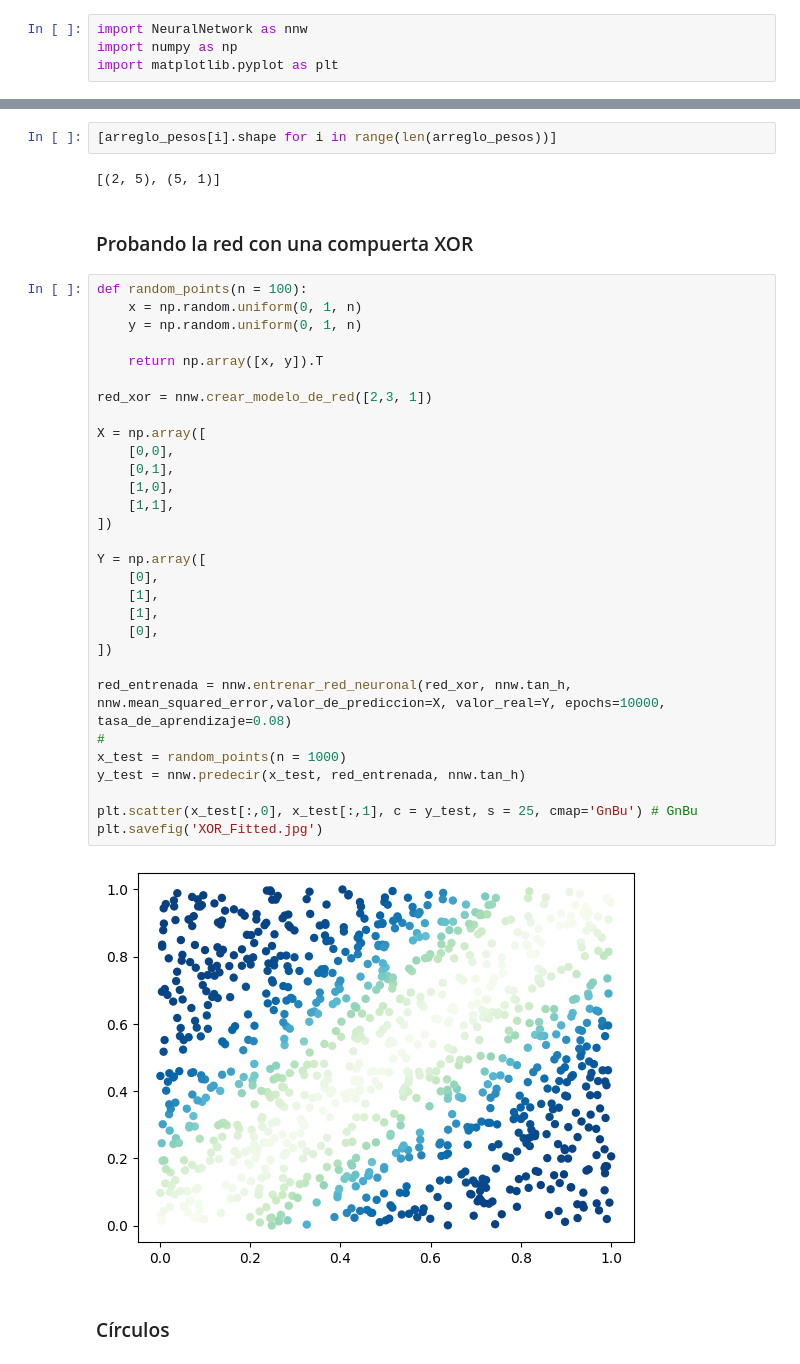
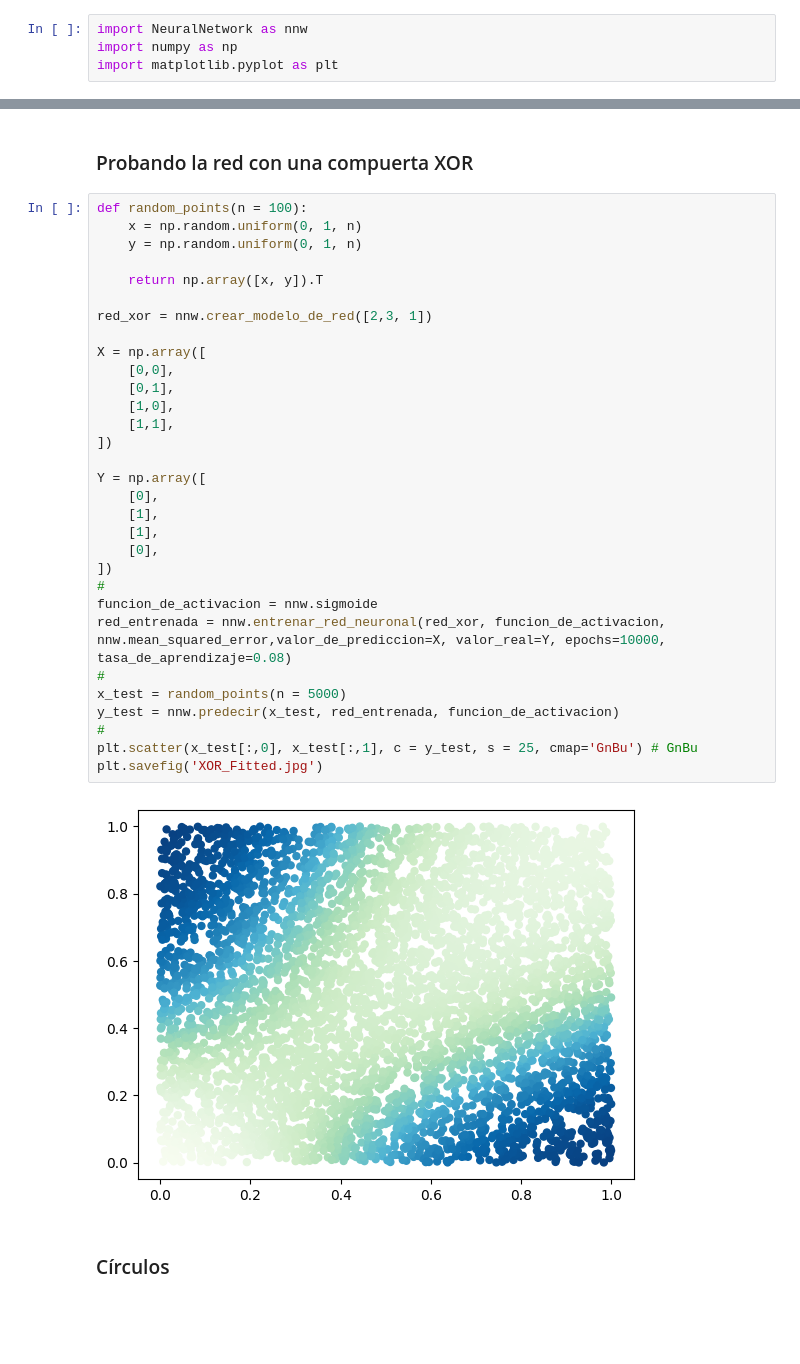
Before and after one commit to SergioPachonDotor/NeuralNetwork_v1.0, a Jupyter notebook: NeuralNetwork.ipynb, the cells around one changed output, grey strips where cells are left out. Cells and saved outputs as stored; diff of their text form; blank space fills up the shorter version.

```diff
--- a/NeuralNetwork.ipynb
+++ b/NeuralNetwork.ipynb
@@ -53,41 +5,38 @@ arreglo_pesos
-# %%
-[arreglo_pesos[i].shape for i in range(len(arreglo_pesos))]
-# %% [output]
-[(2, 5), (5, 1)]
 # %% [markdown]
 ### Probando la red con una compuerta XOR
 # %%
 def random_points(n = 100):
     x = np.random.uniform(0, 1, n)
     y = np.random.uniform(0, 1, n)
 
     return np.array([x, y]).T
 
 red_xor = nnw.crear_modelo_de_red([2,3, 1])
 
 X = np.array([
     [0,0],
     [0,1],
     [1,0],
     [1,1],
 ])
 
 Y = np.array([
     [0],
     [1],
     [1],
     [0],
 ])
-
-red_entrenada = nnw.entrenar_red_neuronal(red_xor, nnw.tan_h, nnw.mean_squared_error,valor_de_prediccion=X, valor_real=Y, epochs=10000, tasa_de_aprendizaje=0.08)
 #
-x_test = random_points(n = 1000)
-y_test = nnw.predecir(x_test, red_entrenada, nnw.tan_h)
-
+funcion_de_activacion = nnw.sigmoide
+red_entrenada = nnw.entrenar_red_neuronal(red_xor, funcion_de_activacion, nnw.mean_squared_error,valor_de_prediccion=X, valor_real=Y, epochs=10000, tasa_de_aprendizaje=0.08)
+#
+x_test = random_points(n = 5000)
+y_test = nnw.predecir(x_test, red_entrenada, funcion_de_activacion)
+#
 plt.scatter(x_test[:,0], x_test[:,1], c = y_test, s = 25, cmap='GnBu') # GnBu
 plt.savefig('XOR_Fitted.jpg')
 # %% [output]
-[figure, old version]
+[figure, new version]
 # %% [markdown]
 ### Círculos
 # %%
```
Also changed, not shown: parts of 7 cells of this notebook, 5 other files.
